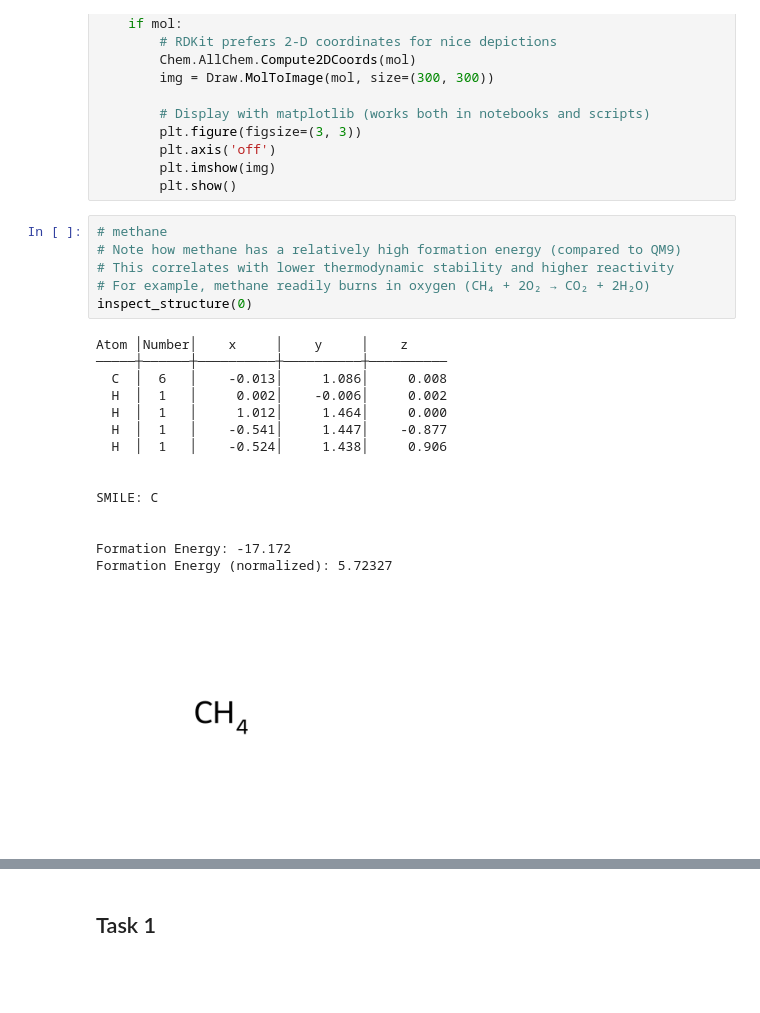
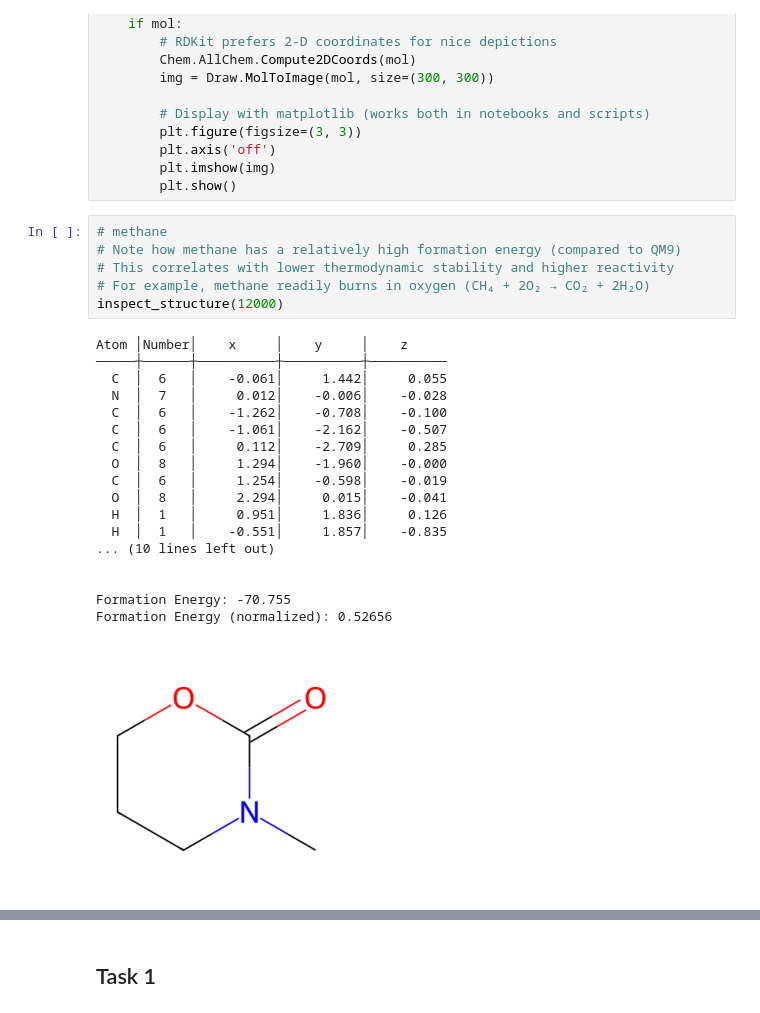
Before and after one commit to vera-jansen/2AMM10_assignment-2, a Jupyter notebook: ass2_skeleton.ipynb, the cells around one changed output, grey strips where cells are left out. Cells and saved outputs as stored; diff of their text form; blank space fills up the shorter version.

```diff
--- a/ass2_skeleton.ipynb
+++ b/ass2_skeleton.ipynb
@@ -171,25 +171,28 @@ def inspect_structure(idx):
 # %%
 # methane
 # Note how methane has a relatively high formation energy (compared to QM9)
 # This correlates with lower thermodynamic stability and higher reactivity
 # For example, methane readily burns in oxygen (CH₄ + 2O₂ → CO₂ + 2H₂O)
-inspect_structure(0)
+inspect_structure(12000)
 # %% [output]
 Atom │Number│    x     │    y     │    z
 ─────┼──────┼──────────┼──────────┼──────────
-  C  │  6   │    -0.013│     1.086│     0.008
-  H  │  1   │     0.002│    -0.006│     0.002
-  H  │  1   │     1.012│     1.464│     0.000
-  H  │  1   │    -0.541│     1.447│    -0.877
-  H  │  1   │    -0.524│     1.438│     0.906
+  C  │  6   │    -0.061│     1.442│     0.055
+  N  │  7   │     0.012│    -0.006│    -0.028
+  C  │  6   │    -1.262│    -0.708│    -0.100
+  C  │  6   │    -1.061│    -2.162│    -0.507
+  C  │  6   │     0.112│    -2.709│     0.285
+  O  │  8   │     1.294│    -1.960│    -0.000
+  C  │  6   │     1.254│    -0.598│    -0.019
+  O  │  8   │     2.294│     0.015│    -0.041
+  H  │  1   │     0.951│     1.836│     0.126
+  H  │  1   │    -0.551│     1.857│    -0.835
+... (10 lines left out)
 
 
-SMILE: C
-
-
-Formation Energy: -17.172
-Formation Energy (normalized): 5.72327
+Formation Energy: -70.755
+Formation Energy (normalized): 0.52656
-[figure, old version]
+[figure, new version]
 # %%
 # random structure
 inspect_structure(np.random.choice(range(len(smiles_data))))
```
Also changed, not shown: parts of 10 cells of this notebook, 22 other files.
